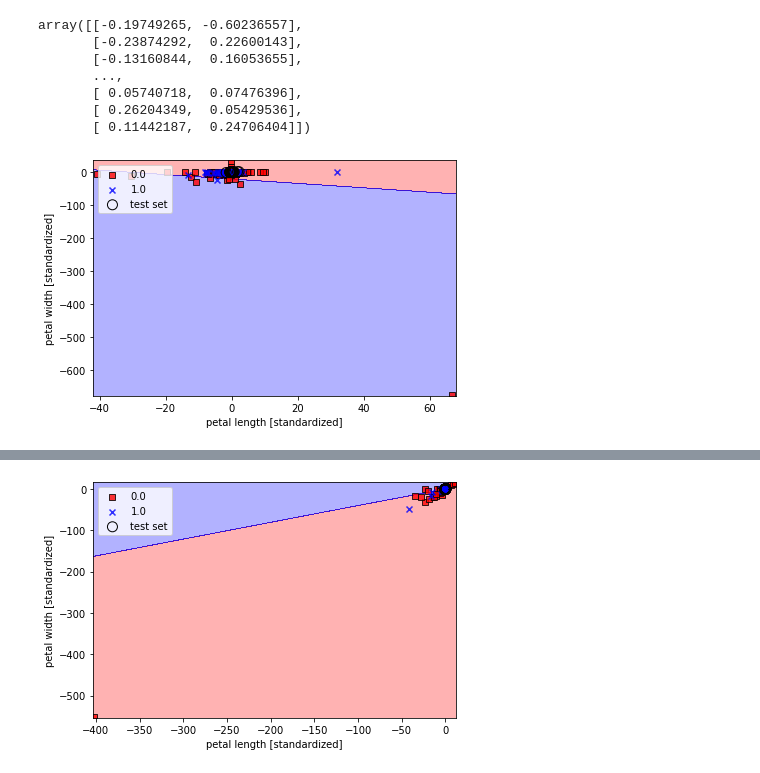
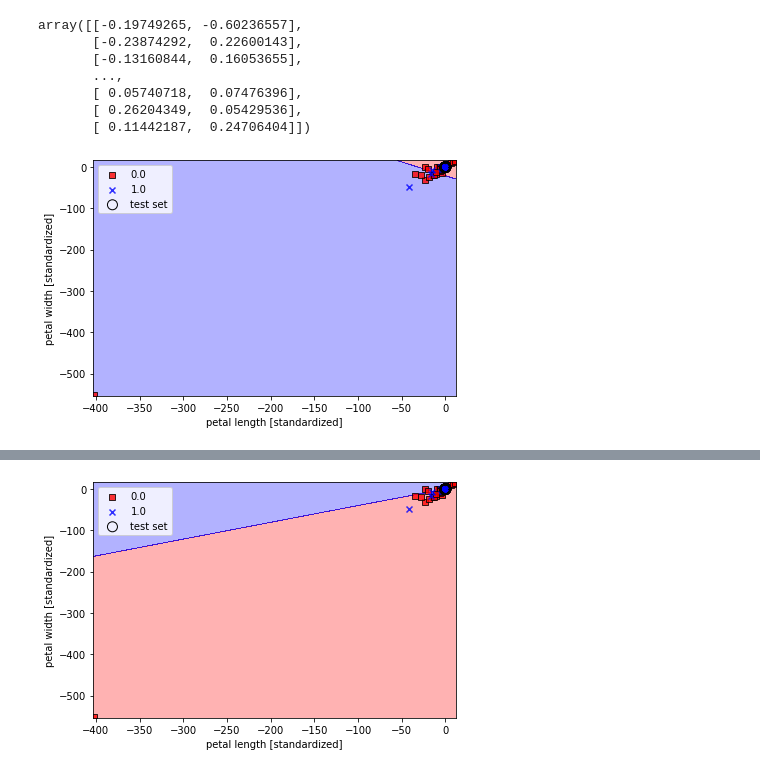
Before and after one commit to WangZixiong/PHBS_MLF_2018, a Jupyter notebook: HW2/HW2_WangZixiong_1901212644.ipynb, the cells around one changed output, grey strips where cells are left out. Cells and saved outputs as stored; diff of their text form; code cells hidden in the pictures.

```diff
--- a/HW2/HW2_WangZixiong_1901212644.ipynb
+++ b/HW2/HW2_WangZixiong_1901212644.ipynb
@@ -128,20 +128,21 @@ array([[-0.19749265, -0.60236557],
        [ 0.26204349,  0.05429536],
        [ 0.11442187,  0.24706404]])
 # %%
-X_combined_std = np.vstack((X_train_std, X_test_std))
+import numpy as np
+X_combined_std = np.vstack((X_train_std1, X_test_std1))
 y_combined = np.hstack((y_train, y_test))
 
 plot_decision_regions(X=X_combined_std, y=y_combined,
                       classifier=lr, test_idx=range(0, 50))
 plt.xlabel('petal length [standardized]')
 plt.ylabel('petal width [standardized]')
 plt.legend(loc='upper left')
 
 plt.tight_layout()
 #plt.savefig('images/03_01.png', dpi=300)
 plt.show()
 # %% [output]
-[figure, old version]
+[figure, new version]
 # %%
 #SVM
 from sklearn.svm import SVC
```
Also changed, not shown: parts of 3 cells of this notebook, 2 other files.
